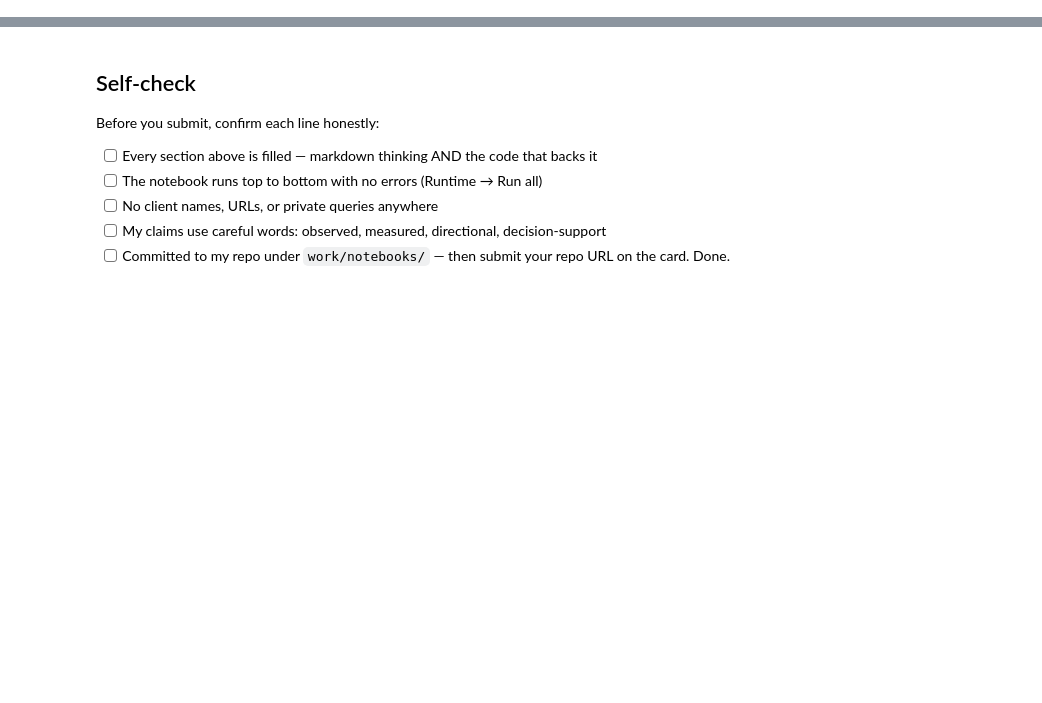
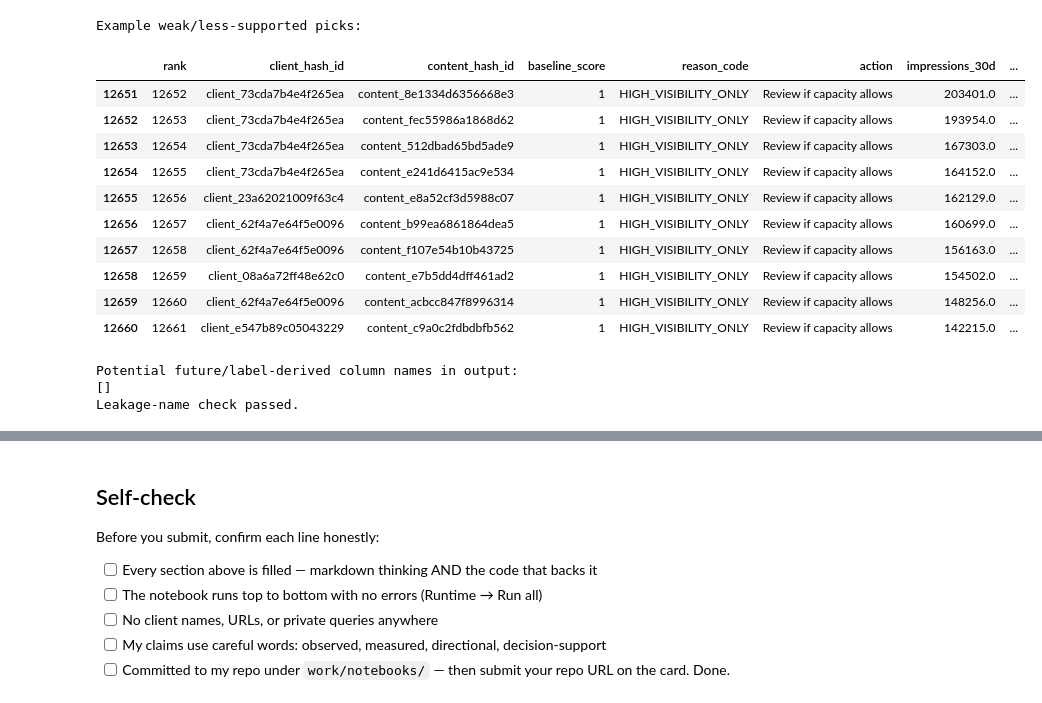
Before and after one commit to karthik-srivathsa-05/flyrank-ai, a Jupyter notebook: work/notebooks/w04_baseline_score.ipynb, the cells around one changed output, grey strips where cells are left out. Cells and saved outputs as stored; diff of their text form; code cells hidden in the pictures; blank space fills up the shorter version.

```diff
--- a/work/notebooks/w04_baseline_score.ipynb
+++ b/work/notebooks/w04_baseline_score.ipynb
@@ -36,0 +640,80 @@ This skeleton is yours to fill. Work the sections **in order** — each one has
+# %%
+# Show low-score pages from the queue for skeptical inspection.
+
+weak_picks = baseline_output[
+    baseline_output["baseline_score"] <= 1
+].head(10).copy()
+
+print("Example weak/less-supported picks:")
+display(
+    weak_picks[
+        [
+            "rank",
+            "client_hash_id",
+            "content_hash_id",
+            "baseline_score",
+            "reason_code",
+            "action",
+            "impressions_30d",
+            "days_since_last_update"
+        ]
+    ]
+)
+# %% [output]
+Example weak/less-supported picks:
+|  | rank | client_hash_id | content_hash_id | baseline_score | reason_code | action | impressions_30d | ... |
+| 12651 | 12652 | client_73cda7b4e4f265ea | content_8e1334d6356668e3 | 1 | HIGH_VISIBILITY_ONLY | Review if capacity allows | 203401.0 | ... |
+| 12652 | 12653 | client_73cda7b4e4f265ea | content_fec55986a1868d62 | 1 | HIGH_VISIBILITY_ONLY | Review if capacity allows | 193954.0 | ... |
+| 12653 | 12654 | client_73cda7b4e4f265ea | content_512dbad65bd5ade9 | 1 | HIGH_VISIBILITY_ONLY | Review if capacity allows | 167303.0 | ... |
+| 12654 | 12655 | client_73cda7b4e4f265ea | content_e241d6415ac9e534 | 1 | HIGH_VISIBILITY_ONLY | Review if capacity allows | 164152.0 | ... |
+| 12655 | 12656 | client_23a62021009f63c4 | content_e8a52cf3d5988c07 | 1 | HIGH_VISIBILITY_ONLY | Review if capacity allows | 162129.0 | ... |
+| 12656 | 12657 | client_62f4a7e64f5e0096 | content_b99ea6861864dea5 | 1 | HIGH_VISIBILITY_ONLY | Review if capacity allows | 160699.0 | ... |
+| 12657 | 12658 | client_62f4a7e64f5e0096 | content_f107e54b10b43725 | 1 | HIGH_VISIBILITY_ONLY | Review if capacity allows | 156163.0 | ... |
+| 12658 | 12659 | client_08a6a72ff48e62c0 | content_e7b5dd4dff461ad2 | 1 | HIGH_VISIBILITY_ONLY | Review if capacity allows | 154502.0 | ... |
+| 12659 | 12660 | client_62f4a7e64f5e0096 | content_acbcc847f8996314 | 1 | HIGH_VISIBILITY_ONLY | Review if capacity allows | 148256.0 | ... |
+| 12660 | 12661 | client_e547b89c05043229 | content_c9a0c2fdbdbfb562 | 1 | HIGH_VISIBILITY_ONLY | Review if capacity allows | 142215.0 | ... |
+# %%
+# Explicitly document and check the columns used by the baseline.
+
+allowed_feature_columns = {
+    "impressions_30d",
+    "clicks_30d",
+    "avg_position",
+    "observed_days",
+    "days_with_impressions",
+    "days_since_last_update",
+    "word_count",
+    "content_type",
+    "content_created_date",
+    "content_updated_date"
+}
+
+forbidden_terms = [
+    "trend",
+    "label",
+    "march",
+    "future",
+    "june"
+]
+
+output_columns_lower = {
+    column.lower()
+    for column in baseline_output.columns
+}
+
+leakage_columns = [
+    column
+    for column in output_columns_lower
+    if any(term in column for term in forbidden_terms)
+]
+
+print("Potential future/label-derived column names in output:")
+print(leakage_columns)
+
+assert len(leakage_columns) == 0
+
+print("Leakage-name check passed.")
+# %% [output]
+Potential future/label-derived column names in output:
+[]
+Leakage-name check passed.
```
Also changed, not shown: parts of 28 cells of this notebook.
